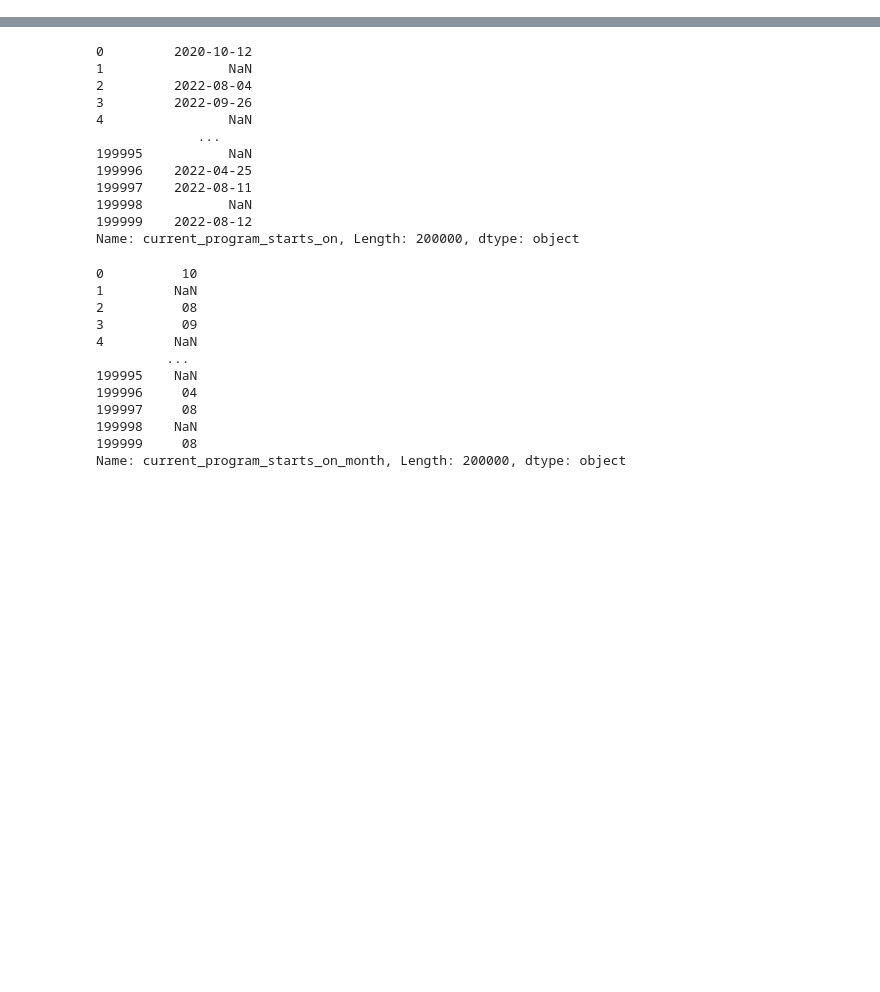
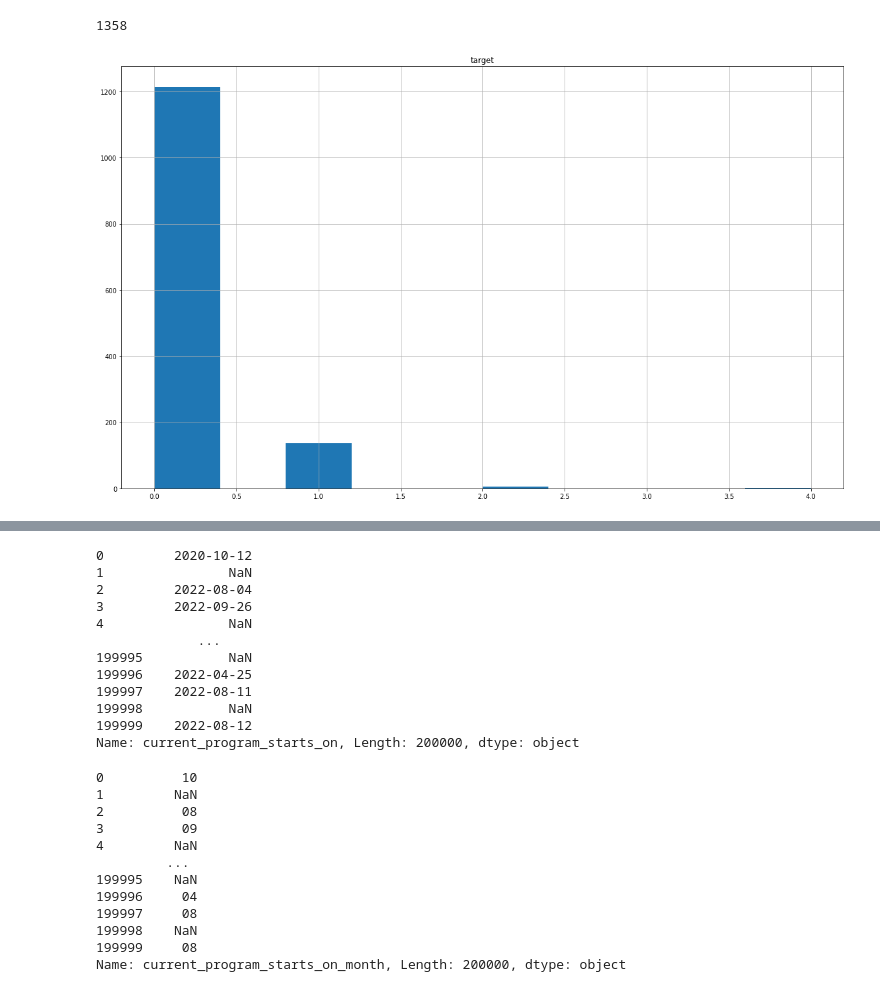
Before and after one commit to endovitskayaV/netology, a Jupyter notebook: explore.ipynb, the cells around one changed output, grey strips where cells are left out. Saved outputs shown, nothing was run; the diff lists cells and outputs as text; code cells hidden in the pictures; blank space fills up the shorter version.

```diff
--- a/explore.ipynb
+++ b/explore.ipynb
@@ -17,0 +58,10 @@ df = pd.read_csv("./content/train_enriched.csv")
+# %%
+df_n.isna().all(axis=1).sum()
+# %% [output]
+1358
+# %%
+nu=df[df_n.isna().all(axis=1)]
+# %%
+_ = nu[["target"]].hist(figsize=(20,12))
+# %% [output]
+[figure, added]
```
Also changed, not shown: parts of 15 cells of this notebook, 6 other files.
